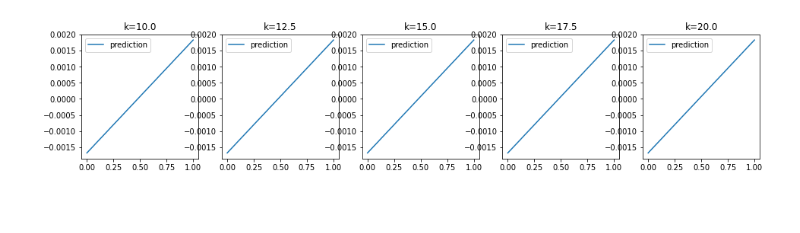
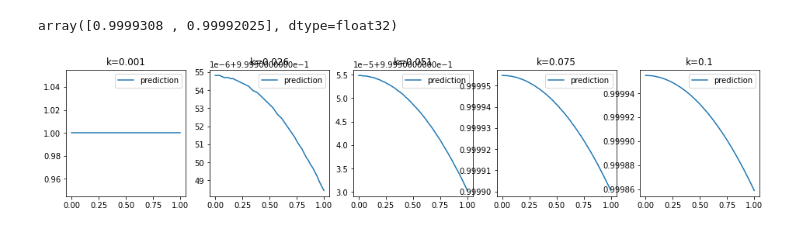
Before and after one commit to PauliusSasnauskas/sasde, a Jupyter notebook: sample_eq4.ipynb, the cells around one changed output. Cells and saved outputs as stored; diff of their text form; code cells hidden in the pictures; blank space fills up the shorter version.

```diff
--- a/sample_eq4.ipynb
+++ b/sample_eq4.ipynb
@@ -36,20 +40,24 @@ $\displaystyle 0.00350343273021281 x - 0.00167637426206345$
 from jax import vmap
 x = network.symbols.x
 k = network.symbols.k
-y_pred_fn = vmap(sp.lambdify([x, k], y_prediction_best), (0, None))
+y_pred_fn = sp.lambdify([x, k], y_prediction_best)
 # y_real_fn = sp.lambdify(..?)
+# %%
+y_pred_fn(np.array([0.5, 0.6]), 0.1)
+# %% [output]
+array([0.9999308 , 0.99992025], dtype=float32)
 # %%
 x_try = np.linspace(0, 1, 50)
 
-k_tries = np.linspace(10, 20, 5, True)
+k_tries = np.linspace(0.001, 0.1, 5, True)
 fig, axs = plt.subplots(1, len(k_tries))
 fig.set_size_inches(len(k_tries)*3.2, 3)
 
 for ax, k_try in zip(axs, k_tries):
-  ax.set_title(f'k={k_try}')
+  ax.set_title(f'k={round(float(k_try), 3)}')
   ax.plot(x_try, y_pred_fn(x_try, k_try), label=f'prediction')
   # ax.plot(x_try, y_real_fn(x_try, k_try), label=f'actual')
   ax.legend()
 plt.show()
 # %% [output]
-[figure, old version]
+[figure, new version]
```
Also changed, not shown: parts of 3 cells of this notebook, 1 other file.
